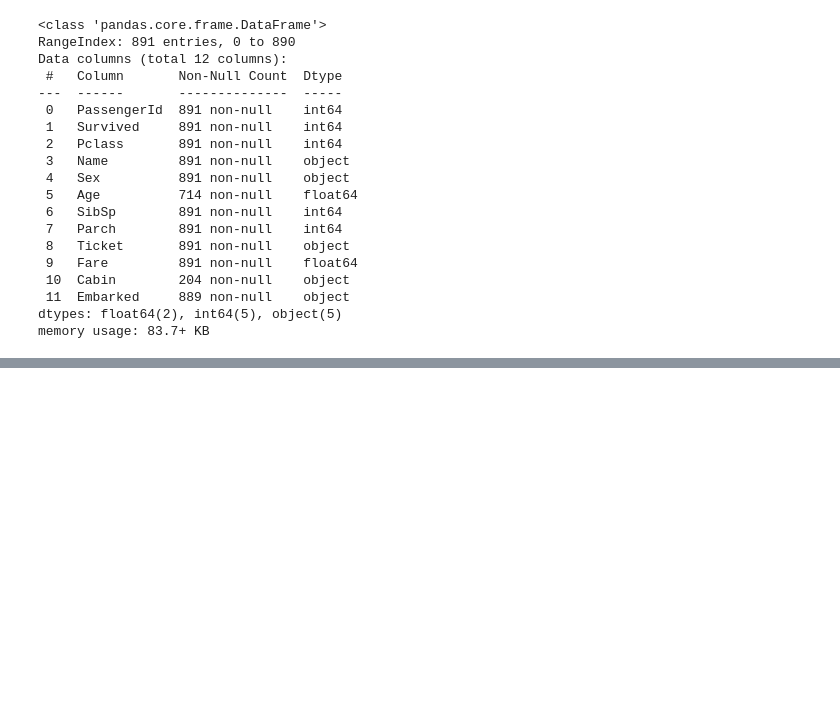
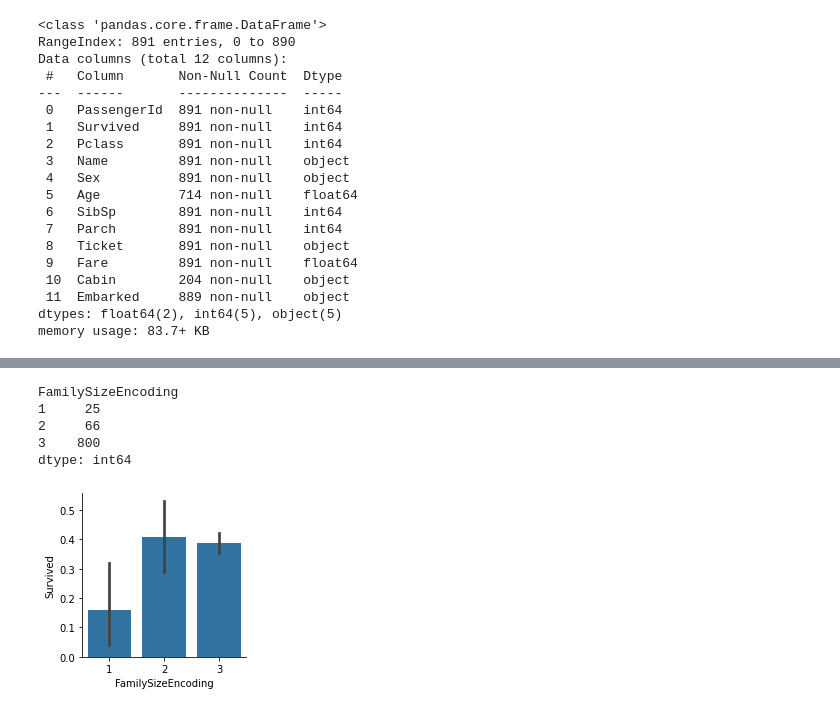
Before and after one commit to midounai/-, a Jupyter notebook: Day01_專題實作_01：鐵達尼號存活預測.ipynb, the cells around one changed output, grey strips where cells are left out. Drawn from its saved outputs; the diff is of its cells as text; code cells hidden in the pictures; blank space fills up the shorter version.

```diff
--- a/Day01_專題實作_01：鐵達尼號存活預測.ipynb
+++ b/Day01_專題實作_01：鐵達尼號存活預測.ipynb
@@ -84,0 +208,15 @@ df_train=pd.get_dummies(df_train,columns=['Embarked'])
+# %%
+df_train['Family_Single'] = df_train[ 'FamilySize' ].map( lambda s : 1 if s == 1 else 0 )
+df_train['Family_Small']  = df_train[ 'FamilySize' ].map( lambda s : 1 if 2 <= s <= 4 else 0 )
+df_train['Family_Large']  = df_train[ 'FamilySize' ].map( lambda s : 1 if 5 <= s else 0 )
+
+def FamilySizeTranform(s):
+  if s >= 1 and s <= 3:
+    return 3
+  if s >= 4 and s <= 6:
+    return 2
+  return 1
+
+df_train['FamilySizeEncoding'] = df_train[ 'FamilySize' ].map(FamilySizeTranform)
+
+df_train
@@ -84,0 +237,20 @@ df_train=pd.get_dummies(df_train,columns=['Embarked'])
+# %%
+df_train.groupby('FamilySizeEncoding').size()
+# %% [output]
+FamilySizeEncoding
+1     25
+2     66
+3    800
+dtype: int64
+# %%
+def plot_categories( df , cat , target , **kwargs ):
+    row = kwargs.get( 'row' , None )
+    col = kwargs.get( 'col' , None )
+    facet = sns.FacetGrid( df , row = row , col = col )
+    facet.map( sns.barplot , cat , target )
+    facet.add_legend()
+# %%
+plot_categories( df_train , cat = 'FamilySizeEncoding' , target = 'Survived' )
+plt.show()
+# %% [output]
+[figure, added]
```
Also changed, not shown: parts of 35 cells of this notebook.
